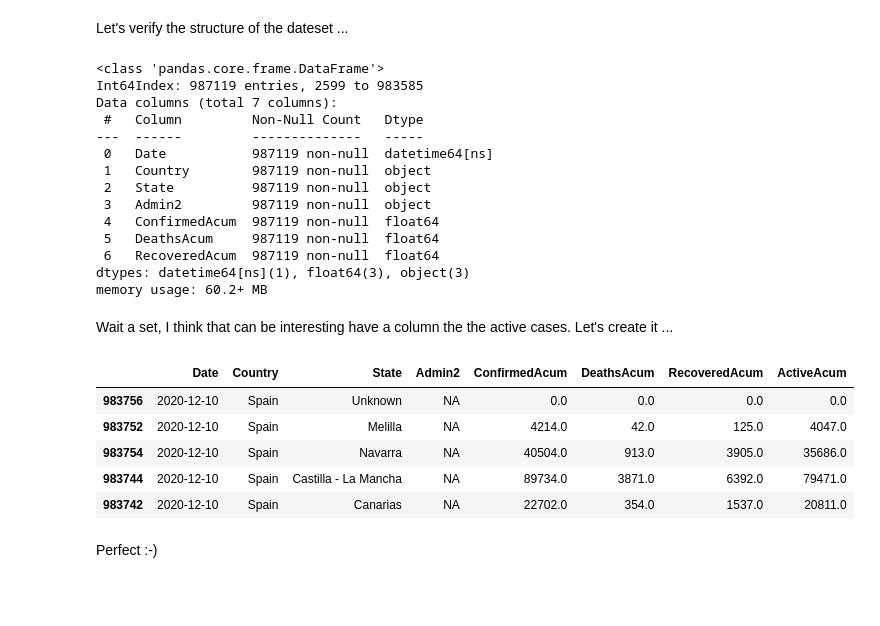
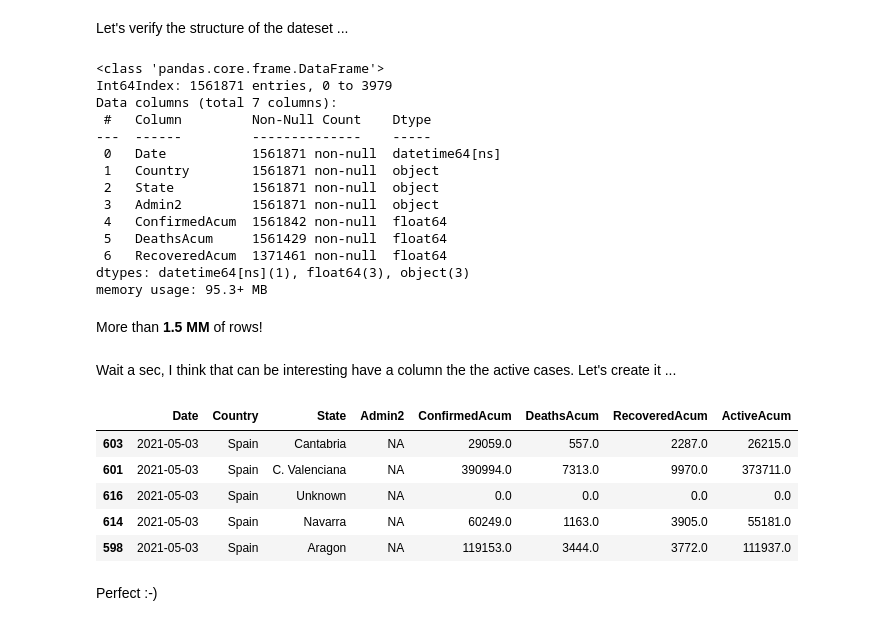
Before and after one commit to dvillaj/covid-19-data, a Jupyter notebook: Covid_19.ipynb, the cells around one changed output. Drawn from its saved outputs; the diff is of its cells as text; code cells hidden in the pictures; blank space fills up the shorter version.

Commit message:
Update last data available

```diff
--- a/Covid_19.ipynb
+++ b/Covid_19.ipynb
@@ -133,7 +145,7 @@ We are going to:
 # %%
 data = pd.DataFrame()
 for file in files:
-  df = pd.read_csv(file).rename(columns = {'Province/State' : 'State',
+    df = pd.read_csv(file).rename(columns = {'Province/State' : 'State',
                         "Country/Region" : 'Country',
                         'Province_State' : 'State',
                         "Country_Region" : 'Country',
@@ -141,14 +153,15 @@ for file in files:
                         'Confirmed' : 'ConfirmedAcum',
                         'Deaths' : 'DeathsAcum',
                         'Recovered' : 'RecoveredAcum'})
-  df = df.assign(Date = pd.to_datetime(file[-14:-4], format = '%m-%d-%Y'),
+    df = df.assign(Date = pd.to_datetime(file[-14:-4], format = '%m-%d-%Y'),
                  Country = df.Country.str.strip())
-  data = pd.concat((data, df), axis = 0)
+    data = data.append(df)
 # %% [markdown]
 I noticed that the country names were a little messy.
 Let's fix it ...
 # %%
-data['Country'] = data.Country.replace({'Bahamas, The' : 'Bahamas',
+data = data.assign(
+    Country = data.Country.replace({'Bahamas, The' : 'Bahamas',
                          'Congo (Brazzaville)' : 'Congo',
                          'Congo (Kinshasa)' : 'Congo',
                          "Cote d'Ivoire" : "Cote d'Ivoire",
@@ -172,4 +185,5 @@ data['Country'] = data.Country.replace({'Bahamas, The' : 'Bahamas',
                          'West Bank and Gaza' : 'State of Palestine',
                          'occupied Palestinian territory' : 'State of Palestine'
                          })
+)
 # %% [markdown]
@@ -186,33 +200,38 @@ Let's verify the structure of the dateset ...
 data.info()
 # %% [output]
 <class 'pandas.core.frame.DataFrame'>
-Int64Index: 987119 entries, 2599 to 983585
+Int64Index: 1561871 entries, 0 to 3979
 Data columns (total 7 columns):
- #   Column         Non-Null Count   Dtype
----  ------         --------------   -----
- 0   Date           987119 non-null  datetime64[ns]
- 1   Country        987119 non-null  object
- 2   State          987119 non-null  object
- 3   Admin2         987119 non-null  object
- 4   ConfirmedAcum  987119 non-null  float64
- 5   DeathsAcum     987119 non-null  float64
- 6   RecoveredAcum  987119 non-null  float64
+ #   Column         Non-Null Count    Dtype
+---  ------         --------------    -----
+ 0   Date           1561871 non-null  datetime64[ns]
+ 1   Country        1561871 non-null  object
+ 2   State          1561871 non-null  object
+ 3   Admin2         1561871 non-null  object
+ 4   ConfirmedAcum  1561842 non-null  float64
+ 5   DeathsAcum     1561429 non-null  float64
+ 6   RecoveredAcum  1371461 non-null  float64
 dtypes: datetime64[ns](1), float64(3), object(3)
-memory usage: 60.2+ MB
+memory usage: 95.3+ MB
+# %% [markdown]
+More than **1.5 MM** of rows!
 # %% [markdown]
-Wait a set, I think that can be interesting have a column the the active cases. Let's create it ...
+Wait a sec, I think that can be interesting have a column the the active cases. Let's create it ...
 # %%
-data['ActiveAcum'] = data.ConfirmedAcum  - data.DeathsAcum - data.RecoveredAcum
+data = data.assign(
+    ActiveAcum = data.ConfirmedAcum  - data.DeathsAcum - data.RecoveredAcum
+)
 # %%
 data.query("Country == 'Spain'") \
-    .sort_values('Date', ascending = False).head()
+    .sort_values('Date', ascending = False) \
+    .head()
 # %% [output]
 |  | Date | Country | State | Admin2 | ConfirmedAcum | DeathsAcum | RecoveredAcum | ActiveAcum |
-| 983756 | 2020-12-10 | Spain | Unknown | NA | 0.0 | 0.0 | 0.0 | 0.0 |
-| 983752 | 2020-12-10 | Spain | Melilla | NA | 4214.0 | 42.0 | 125.0 | 4047.0 |
-| 983754 | 2020-12-10 | Spain | Navarra | NA | 40504.0 | 913.0 | 3905.0 | 35686.0 |
-| 983744 | 2020-12-10 | Spain | Castilla - La Mancha | NA | 89734.0 | 3871.0 | 6392.0 | 79471.0 |
-| 983742 | 2020-12-10 | Spain | Canarias | NA | 22702.0 | 354.0 | 1537.0 | 20811.0 |
+| 603 | 2021-05-03 | Spain | Cantabria | NA | 29059.0 | 557.0 | 2287.0 | 26215.0 |
+| 601 | 2021-05-03 | Spain | C. Valenciana | NA | 390994.0 | 7313.0 | 9970.0 | 373711.0 |
+| 616 | 2021-05-03 | Spain | Unknown | NA | 0.0 | 0.0 | 0.0 | 0.0 |
+| 614 | 2021-05-03 | Spain | Navarra | NA | 60249.0 | 1163.0 | 3905.0 | 55181.0 |
+| 598 | 2021-05-03 | Spain | Aragon | NA | 119153.0 | 3444.0 | 3772.0 | 111937.0 |
 # %% [markdown]
 Perfect :-)
 # %% [markdown]
```
Also changed, not shown: parts of 39 cells of this notebook, 4 other files.
